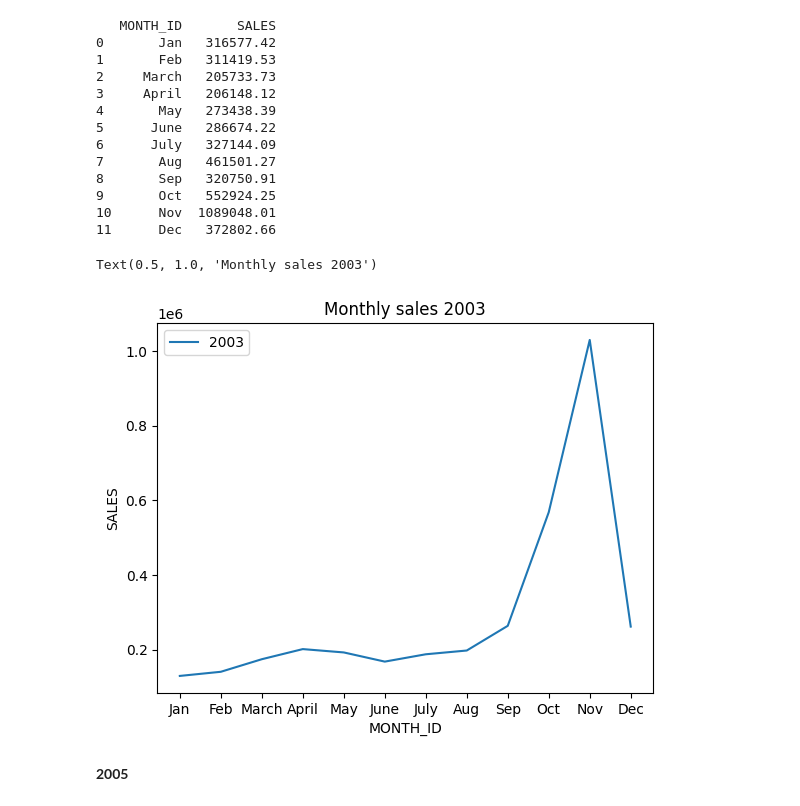
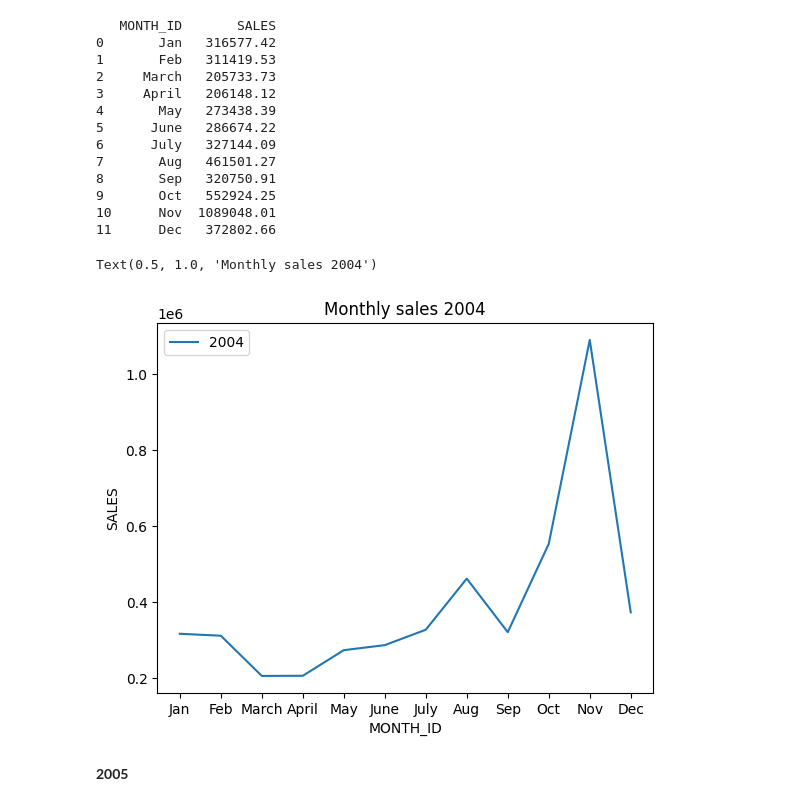
Before and after one commit to snehamhr/Sales-Data-Analysis--Sample-Data-sales_data_sample.csv-, a Jupyter notebook: sales-data-analysis.ipynb, the cells around one changed output. Drawn from its saved outputs; the diff is of its cells as text; code cells hidden in the pictures.

Commit message:
Kaggle Notebook | Sales Data Analysis

```diff
--- a/sales-data-analysis.ipynb
+++ b/sales-data-analysis.ipynb
@@ -470,11 +470,11 @@ print(monthly_trends_2004)
 10      Nov  1089048.01
 11      Dec   372802.66
 # %%
-sns.lineplot(x="MONTH_ID", y="SALES", data=monthly_trends_2003, label="2003")
-plt.title("Monthly sales 2003")
+sns.lineplot(x="MONTH_ID", y="SALES", data=monthly_trends_2004, label="2004")
+plt.title("Monthly sales 2004")
 # %% [output]
-Text(0.5, 1.0, 'Monthly sales 2003')
+Text(0.5, 1.0, 'Monthly sales 2004')
-[figure, old version]
+[figure, new version]
 # %% [markdown]
 **2005**
 # %%
```
Also changed, not shown: parts of 7 cells of this notebook.
